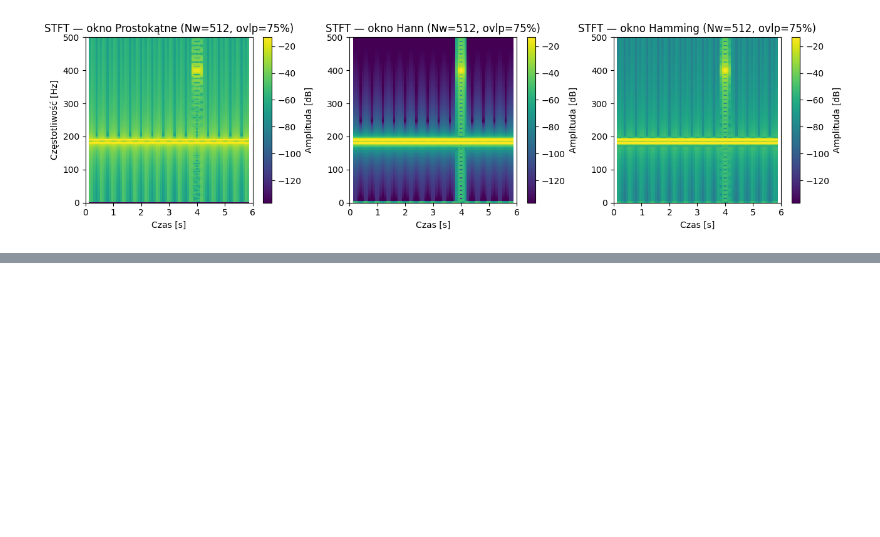
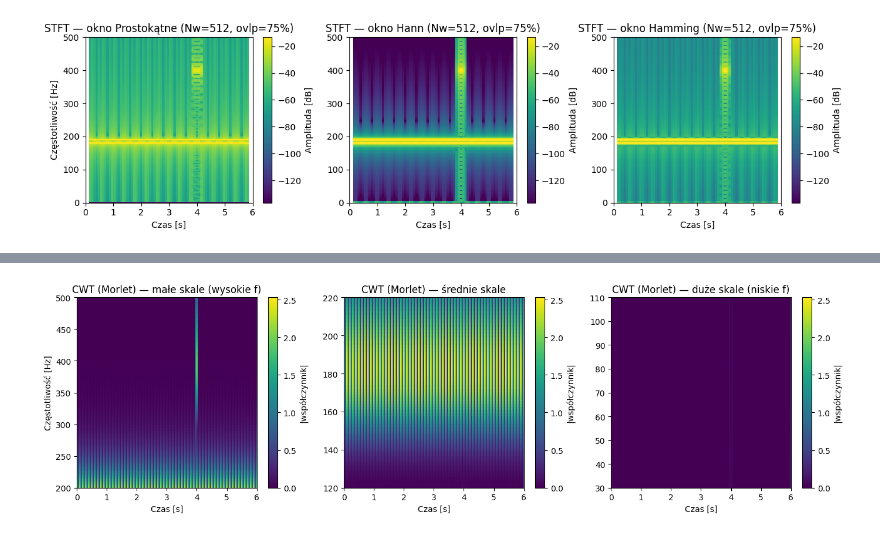
Before and after one commit to ThisIsSzimon/STM32-Time-Frequency-Analysis, a Jupyter notebook: Core/Python/ilustracje_praca.ipynb, the cells around one changed output, grey strips where cells are left out. Drawn from its saved outputs; the diff is of its cells as text; code cells hidden in the pictures; blank space fills up the shorter version.

```diff
--- a/Core/Python/ilustracje_praca.ipynb
+++ b/Core/Python/ilustracje_praca.ipynb
@@ -365,0 +463,85 @@ plt.show()
+# %%
+import numpy as np
+import matplotlib.pyplot as plt
+from scipy.signal import fftconvolve  # szybka korelacja w domenie FFT
+
+# ====== falka Morleta (kompatybilny zamiennik morlet2 – wersja zespolona) ======
+def morlet_complex(M, s, w=6.0):
+    """
+    M - liczba próbek
+    s - skala (std Gaussa) w PRÓBKACH
+    w - liczba oscylacji pod obwiednią (typ. 5–8)
+    Zwraca: kompleksowa falka Morleta (mean≈0), wycentrowana w czasie.
+    """
+    n = np.arange(M) - (M - 1)/2
+    t = n / s
+    C = np.pi**(-0.25)
+    psi = C * np.exp(1j*w*t) * np.exp(-0.5*t**2)
+    psi -= psi.mean()
+    return psi
+
+# ====== sygnał (ten sam co w STFT) ======
+fs = 1600.0
+T  = 6.0
+t  = np.arange(0, T, 1/fs)
+
+x = 0.5*np.sin(2*np.pi*180.0*t) + 0.5*np.sin(2*np.pi*190.0*t)   # dwie bliskie tony
+burst_center, burst_dur = 4.0, 0.08
+mask_burst = ((t >= burst_center - burst_dur/2) & (t <= burst_center + burst_dur/2)).astype(float)
+x += 1.0*np.sin(2*np.pi*400.0*t) * mask_burst                    # krótki burst 400 Hz
+
+# ====== mapowanie: częstotliwość ↔ skala (dla Morleta) ======
+w = 6.0
+dt = 1.0 / fs
+f0_norm = w / (2*np.pi)              # „częstotliwość środkowa” skali s=1, dt=1
+# skala s dla zadanej częstotliwości f [Hz]:  s = f0_norm / (f*dt)
+
+# ====== zakresy dla trzech paneli (możesz dostroić) ======
+f_ranges = {
+    'małe skale (wysokie f)':   (200.0, 500.0),   # pokaże burst 400 Hz
+    'średnie skale':            (120.0, 220.0),   # pokaże 180/190 Hz
+    'duże skale (niskie f)':    (30.0, 110.0),    # „wolniejsze” komponenty
+}
+
+# liczba skal w każdym panelu
+n_scales = 64
+
+# ====== policz CWT dla trzech pasm i zbierz do wspólnej skali kolorów ======
+C_maps = {}   # nazwa -> (f_grid, |C|)  gdzie |C| ma kształt [n_scales, N]
+for label, (fmin, fmax) in f_ranges.items():
+    # siatka częstotliwości (log-spaced daje ładniejszą rozdzielczość dla niskich f)
+    f_grid = np.geomspace(fmin, fmax, n_scales)
+    s_grid = f0_norm / (f_grid * dt)      # odpowiadające skale (w próbkach)
+
+    M = t.size
+    C = np.empty((n_scales, M), dtype=complex)
+    for i, s in enumerate(s_grid):
+        psi = morlet_complex(M, s, w=w)
+        # korelacja (CWT) – „dopasowanie” falki do sygnału
+        coef = fftconvolve(x, psi[::-1].conj(), mode='same')
+        C[i, :] = coef / np.sqrt(s)       # normalizacja ~energia
+
+    C_maps[label] = (f_grid, np.abs(C))
+
+# wspólna skala kolorów (percentyle z całej trójki, żeby porównanie było fair)
+vals = np.concatenate([m[1].ravel() for m in C_maps.values()])
+vmin = np.percentile(vals, 5)
+vmax = np.percentile(vals, 99)
+
+# ====== rysunek 1×3: trzy skalogramy ======
+fig, axes = plt.subplots(1, 3, figsize=(14, 4.2), sharex=False)
+for ax, (label, (f_grid, S)) in zip(axes, C_maps.items()):
+    im = ax.pcolormesh(t, f_grid, S, shading='auto', vmin=vmin, vmax=vmax)
+    ax.set_ylim(f_grid.min(), f_grid.max())
+    ax.set_xlim(0, T)
+    ax.set_title(f'CWT (Morlet) — {label}')
+    ax.set_xlabel('Czas [s]')
+    if ax is axes[0]:
+        ax.set_ylabel('Częstotliwość [Hz]')
+    cbar = plt.colorbar(im, ax=ax)
+    cbar.set_label('|współczynnik|')
+
+plt.tight_layout()
+plt.show()
+# %% [output]
+[figure, added]
```
Also changed, not shown: parts of 3 cells of this notebook.
